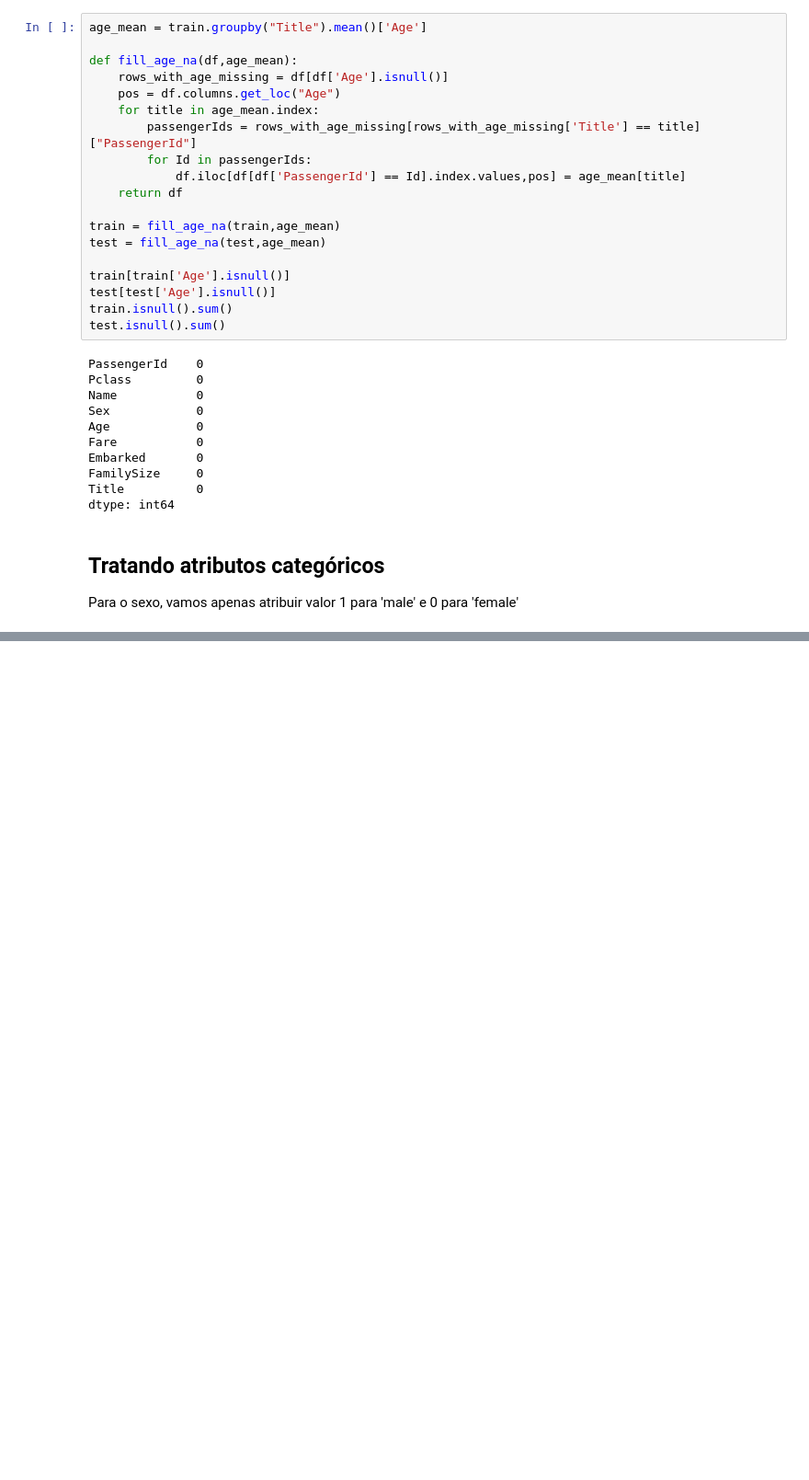
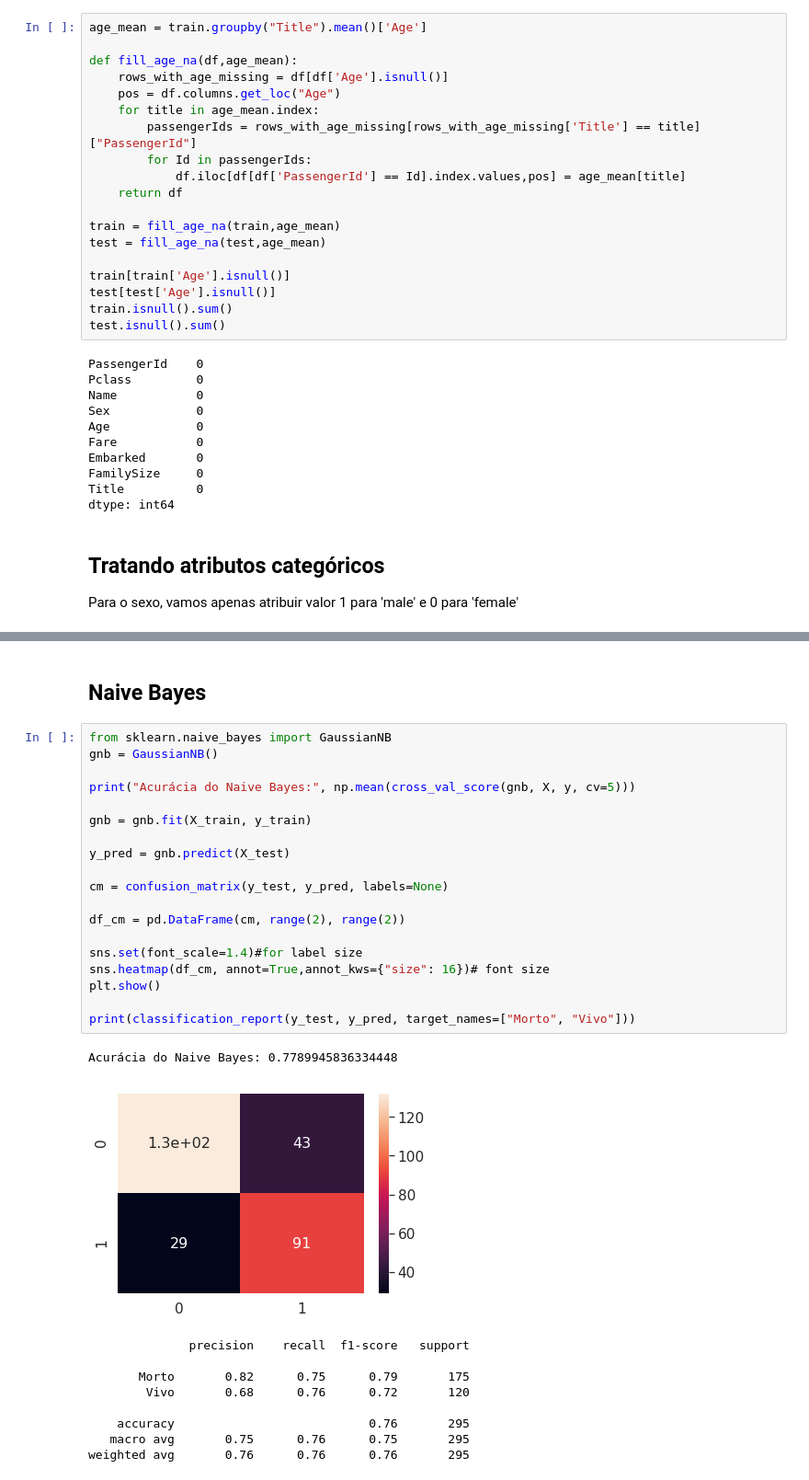
Before and after one commit to lucas-amin/PatternRecognition, a Jupyter notebook: projeto1/Entrega.ipynb, the cells around one changed output, grey strips where cells are left out. Shown: that part at 92% size. Drawn from its saved outputs; the diff is of its cells as text; blank space fills up the shorter version.

```diff
--- a/projeto1/Entrega.ipynb
+++ b/projeto1/Entrega.ipynb
@@ -467,0 +551,32 @@ train.head()
+# %% [markdown]
+## Naive Bayes
+# %%
+from sklearn.naive_bayes import GaussianNB
+gnb = GaussianNB()
+
+print("Acurácia do Naive Bayes:", np.mean(cross_val_score(gnb, X, y, cv=5)))
+
+gnb = gnb.fit(X_train, y_train)
+
+y_pred = gnb.predict(X_test)
+
+cm = confusion_matrix(y_test, y_pred, labels=None)
+
+df_cm = pd.DataFrame(cm, range(2), range(2))
+
+sns.set(font_scale=1.4)#for label size
+sns.heatmap(df_cm, annot=True,annot_kws={"size": 16})# font size
+plt.show()
+
+print(classification_report(y_test, y_pred, target_names=["Morto", "Vivo"]))
+# %% [output]
+Acurácia do Naive Bayes: 0.7789945836334448
+[figure, added]
+              precision    recall  f1-score   support
+
+       Morto       0.82      0.75      0.79       175
+        Vivo       0.68      0.76      0.72       120
+
+    accuracy                           0.76       295
+   macro avg       0.75      0.76      0.75       295
+weighted avg       0.76      0.76      0.76       295
```
Also changed, not shown: parts of 22 cells of this notebook.
